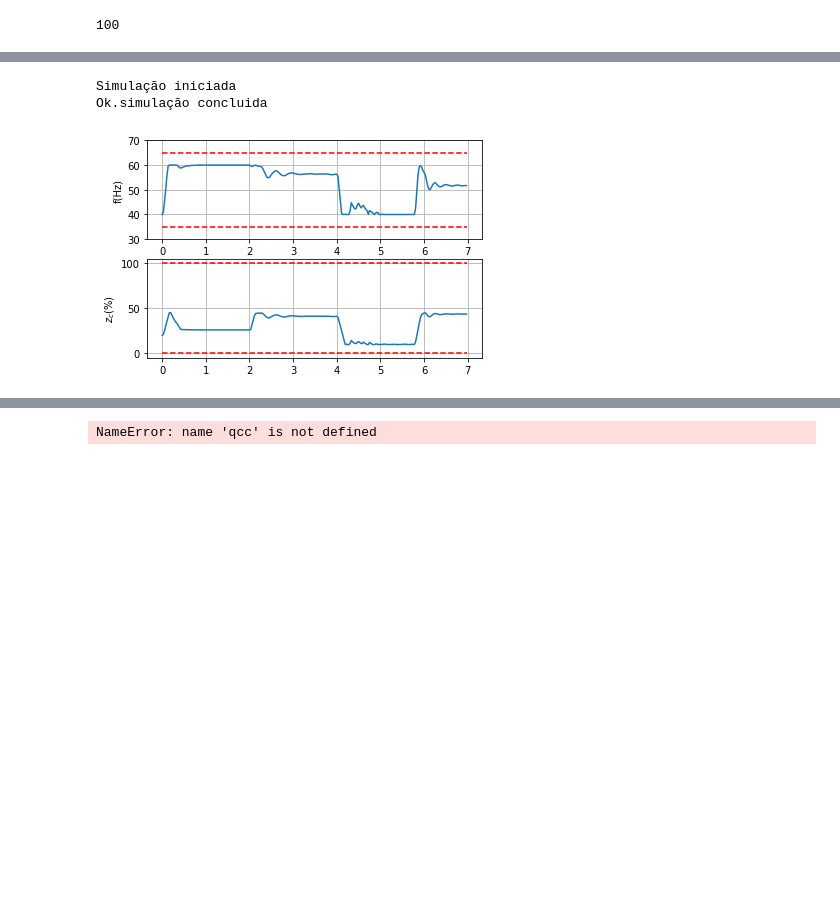
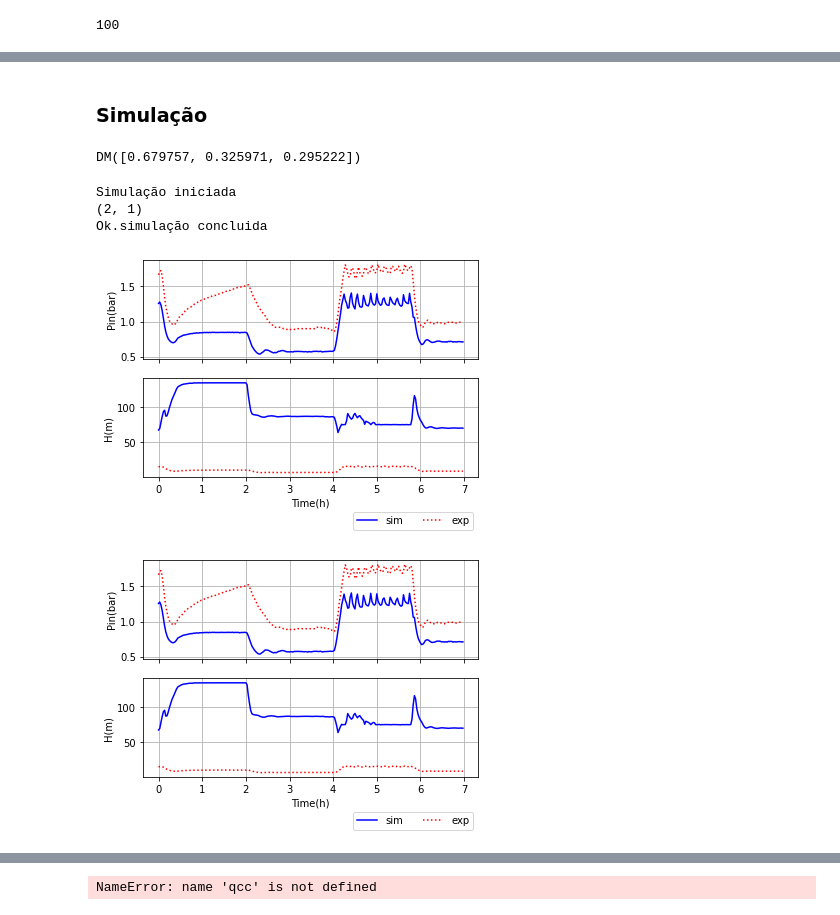
Before and after one commit to tanielfranklin/BCS, a Jupyter notebook: LEA_model/sim _main.ipynb, the cells around one changed output, grey strips where cells are left out. Drawn from its saved outputs; the diff is of its cells as text; code cells hidden in the pictures; blank space fills up the shorter version.

```diff
--- a/LEA_model/sim _main.ipynb
+++ b/LEA_model/sim _main.ipynb
@@ -294,0 +280,2 @@ Uk= uss
+# %% [markdown]
+### Simulação
@@ -295,33 +308,52 @@ Uk= uss
+# %%
+Modelo_Predicao(xss,uss)
+# %% [output]
+DM([0.679757, 0.325971, 0.295222])
 # %%
 print("Simulação iniciada")
+xss=Estacionario(x_0,uss)
+xpk = Modelo_Predicao(xss,uss) #valores normalizados
+xpks=xpk*xc+x0
+
+k=0
+pin,H=compute_Pin_H(xpks[0],xpks[2],uk_1[0:1,k:k+1])
+Yk=np.array([[pin],[H]])
+print(Yk.shape)
+#Inicialização do vetor de estados
+Xk=xpk*xc+x0
+#Inicialização do vetor de entradas exogenas
+Uk= uss
 xi=tempo_hora
 for k in range(1,nsim):
-    xpk = Modelo_Predicao2(xpk,uk_1[:,k:k+1])
-    #print(xpk)
+    xpk = Modelo_Predicao(xpk,uk_1[:,k:k+1])
+    xpks=xpk*xc+x0
+    pin,H=compute_Pin_H(xpks[0],xpks[2],uk_1[0:1,k:k+1])
+    Yk=np.concatenate([Yk,np.array([[pin],[H]])],axis=1)
+    #print(xpk,uk_1[:,k:k+1].T)
     #print(uk_1[:,k:k+1])
-    Xk = np.concatenate([Xk,xpk*xc+x0],axis=1) #desnormalizar x e preencher vetor
+    Xk = np.concatenate([Xk,xpks],axis=1) #desnormalizar x e preencher vetor
     Uk = np.concatenate([Uk,uk_1[:,k:k+1]],axis=1)
 print("Ok.simulação concluida")
 # %% [output]
 Simulação iniciada
+(2, 1)
 Ok.simulação concluida
-# %%
-# #% Restrição
-umin  = np.array([35, 0]); np.transpose(umin);  # lower bounds of inputs
-umax  = np.array([65, 100]); np.transpose(umax); # upper bounds of inputs
-dumax = np.array([0.5, dzc_max]); np.transpose(dumax);
-fig2=plt.figure()
-label = ['f(Hz)',r'$z_c$(%)'];
-for iu in range(0,nmv):
-    ax2=fig2.add_subplot(nmv,1,iu+1)
-    ax2.plot(xi,Uk[iu,:].T, label='Medição')
-    ax2.plot([0,xi[-1]],[umin[iu], umin[iu]],'--r')
-    ax2.plot([0,xi[-1]],[umax[iu], umax[iu]],'--r', label='Restrição')
-    ax2.set_ylabel(label[iu])
-    #ax2.set(xlim=(xi[0], nsim*ts))
-    if iu==0:
-        ax2.set(ylim=(30, 70))
-
-    plt.grid(True)
-# %% [output]
-[figure, removed]
+# %%
+def plot_y_double(tempo,var,var_exp):
+    label = ['Pin(bar)',"H(m)"];
+    fig3=plt.figure()
+    for i,(var,var_exp) in enumerate(zip(var,var_exp)):
+        ax1=fig3.add_subplot(len(label),1,i+1)
+        ax1.plot(tempo ,var,'-b',label="sim")
+        ax1.plot(tempo ,var_exp, ':r', label="exp")
+        ax1.set_ylabel(label[i])
+        if i+1!=len(label):
+            ax1.set_xticklabels([])
+        plt.grid(True)
+    ax1.set_xlabel("Time(h)")
+    plt.legend(bbox_to_anchor=(1.0, -0.3), ncol = 2)
+    return fig3
+plot_y_double(tempo_hora,[Yk[0,:]/1e5,Yk[1,:]],[LEA['pressao_intake'],LEA['nivel_intake']])
+# %% [output]
+[figure, added]
+[figure, added]
```
Also changed, not shown: parts of 21 cells of this notebook, 5 other files.
